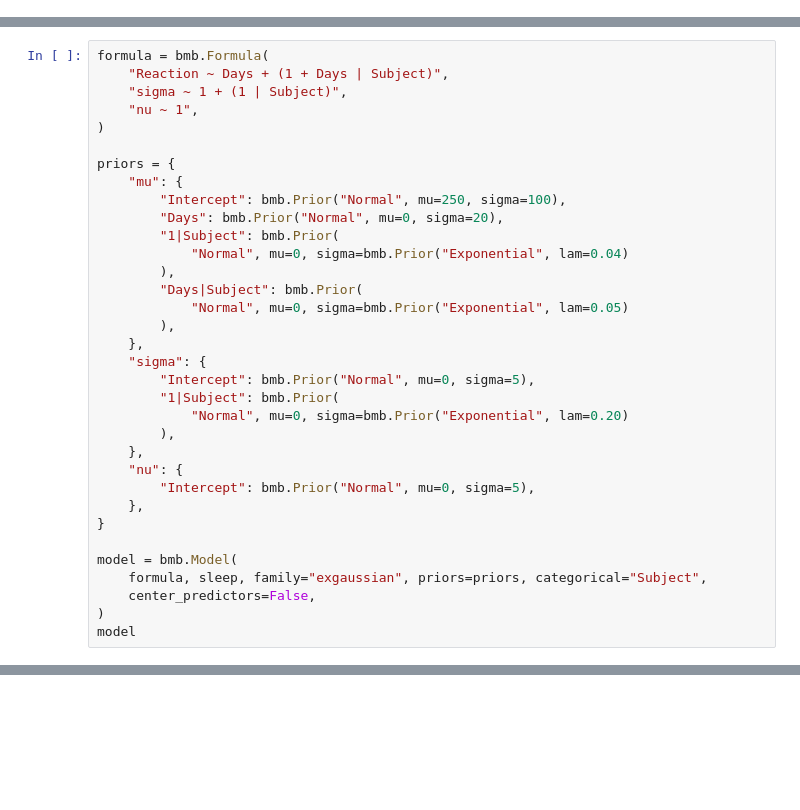
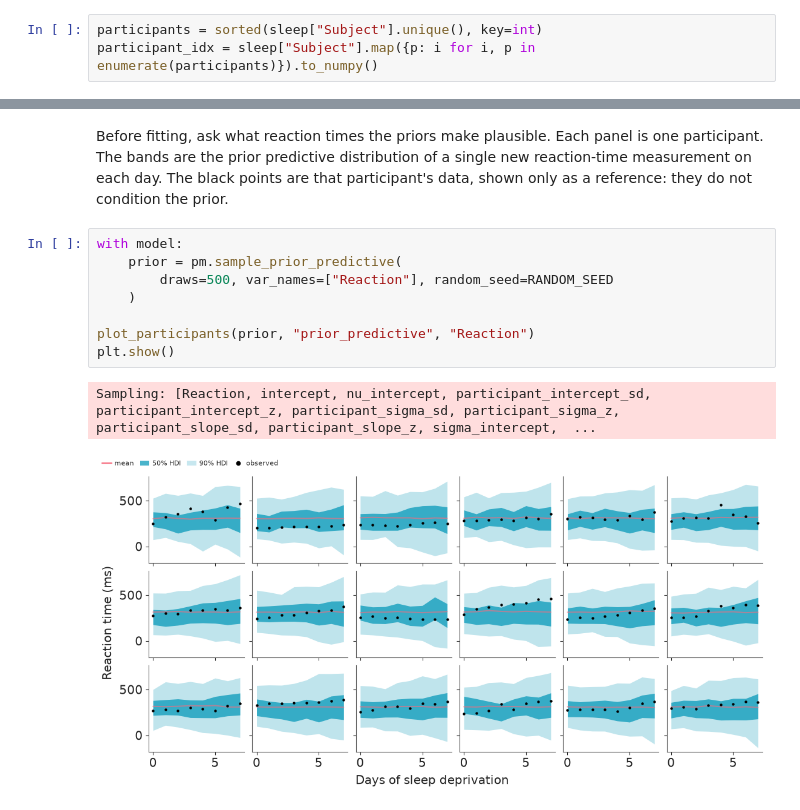
Before and after one commit to opherdonchin/BayesShortCourse, a Jupyter notebook: sleep/solved/09_exgaussian_distributional.ipynb, the cells around one changed output, grey strips where cells are left out. Cells and saved outputs as stored; diff of their text form; blank space fills up the shorter version.

```diff
--- a/sleep/solved/09_exgaussian_distributional.ipynb
+++ b/sleep/solved/09_exgaussian_distributional.ipynb
@@ -55 +141,4 @@ sleep.head()
+# %%
+participants = sorted(sleep["Subject"].unique(), key=int)
+participant_idx = sleep["Subject"].map({p: i for i, p in enumerate(participants)}).to_numpy()
 # %% [markdown]
@@ -61,34 +149,0 @@ Bambi's ex-Gaussian family uses `mu`, `sigma`, and `nu`. Its expected reaction t
-# %%
-formula = bmb.Formula(
-    "Reaction ~ Days + (1 + Days | Subject)",
-    "sigma ~ 1 + (1 | Subject)",
-    "nu ~ 1",
-)
-
-priors = {
-    "mu": {
-        "Intercept": bmb.Prior("Normal", mu=250, sigma=100),
-        "Days": bmb.Prior("Normal", mu=0, sigma=20),
-        "1|Subject": bmb.Prior(
-            "Normal", mu=0, sigma=bmb.Prior("Exponential", lam=0.04)
-        ),
-        "Days|Subject": bmb.Prior(
-            "Normal", mu=0, sigma=bmb.Prior("Exponential", lam=0.05)
-        ),
-    },
-    "sigma": {
-        "Intercept": bmb.Prior("Normal", mu=0, sigma=5),
-        "1|Subject": bmb.Prior(
-            "Normal", mu=0, sigma=bmb.Prior("Exponential", lam=0.20)
-        ),
-    },
-    "nu": {
-        "Intercept": bmb.Prior("Normal", mu=0, sigma=5),
-    },
-}
-
-model = bmb.Model(
-    formula, sleep, family="exgaussian", priors=priors, categorical="Subject",
-    center_predictors=False,
-)
-model
@@ -94,0 +221,13 @@ model
+# %% [markdown]
+Before fitting, ask what reaction times the priors make plausible. Each panel is one participant. The bands are the prior predictive distribution of a single new reaction-time measurement on each day. The black points are that participant's data, shown only as a reference: they do not condition the prior.
+# %%
+with model:
+    prior = pm.sample_prior_predictive(
+        draws=500, var_names=["Reaction"], random_seed=RANDOM_SEED
+    )
+
+plot_participants(prior, "prior_predictive", "Reaction")
+plt.show()
+# %% [output]
+Sampling: [Reaction, intercept, nu_intercept, participant_intercept_sd, participant_intercept_z, participant_sigma_sd, participant_sigma_z, participant_slope_sd, participant_slope_z, sigma_intercept,  ...
+[figure, added]
```
Also changed, not shown: parts of 32 cells of this notebook.
